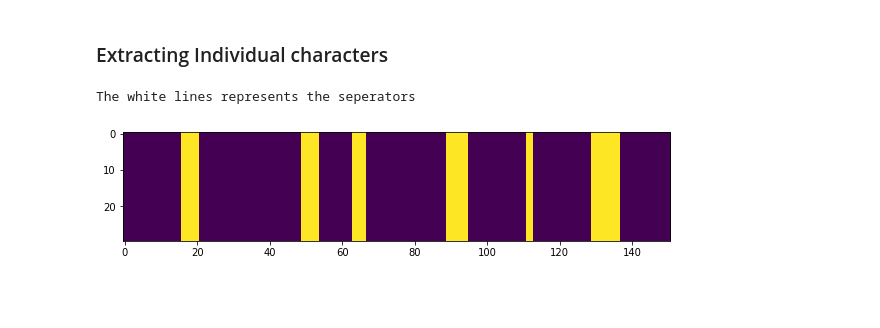
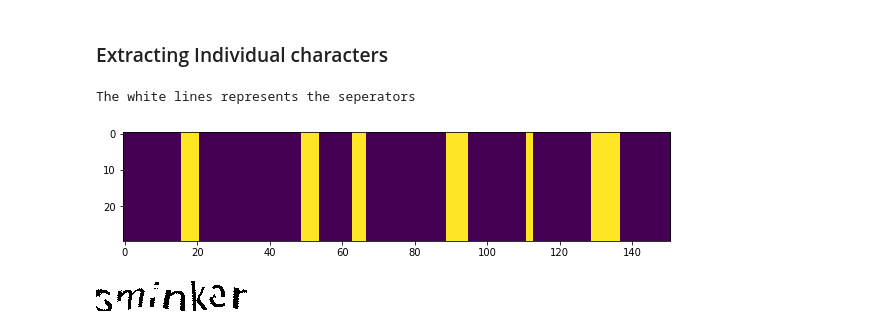
Before and after one commit to themrinalsinha/image-processing, a Jupyter notebook: project_captcha/captcha_solving_part_1.ipynb, the cells around one changed output. Drawn from its saved outputs; the diff is of its cells as text; code cells hidden in the pictures; blank space fills up the shorter version.

Commit message:
extracting characters form the image and storing for training

```diff
--- a/project_captcha/captcha_solving_part_1.ipynb
+++ b/project_captcha/captcha_solving_part_1.ipynb
@@ -167,0 +231,4 @@ The white lines represents the seperators
+# %%
+croppedImage
+# %% [output]
+[figure, added]
```
Also changed, not shown: parts of 8 cells of this notebook, 7 other files.
